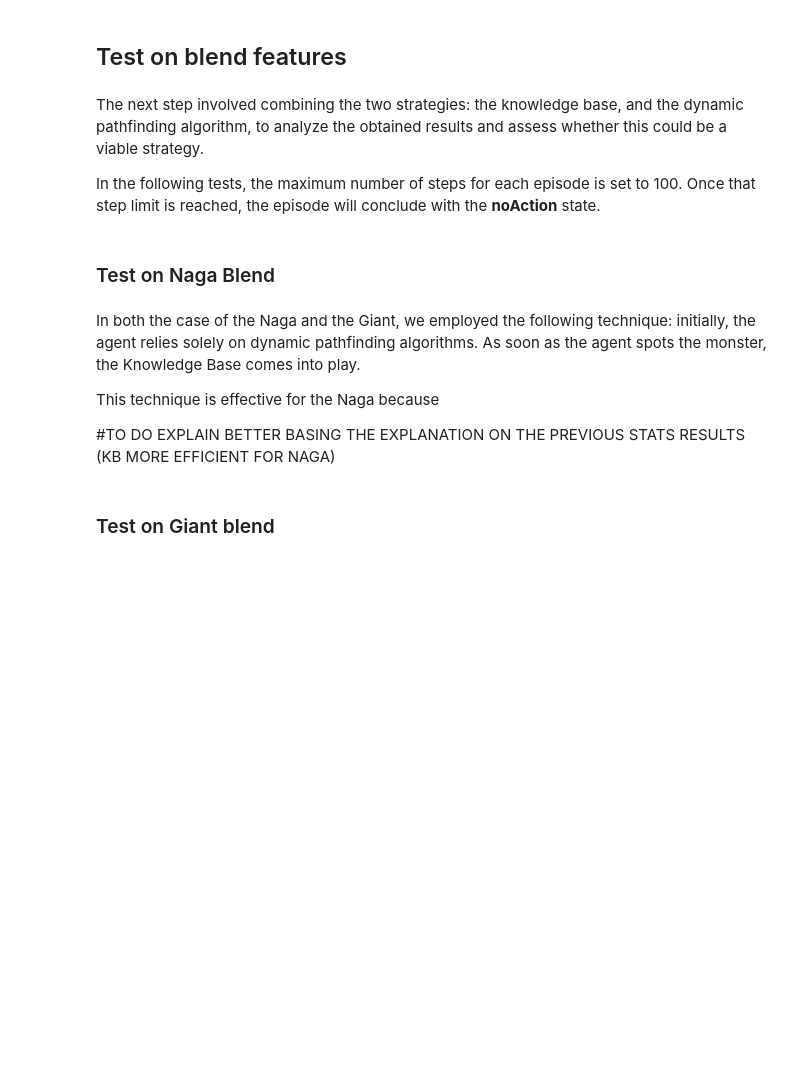
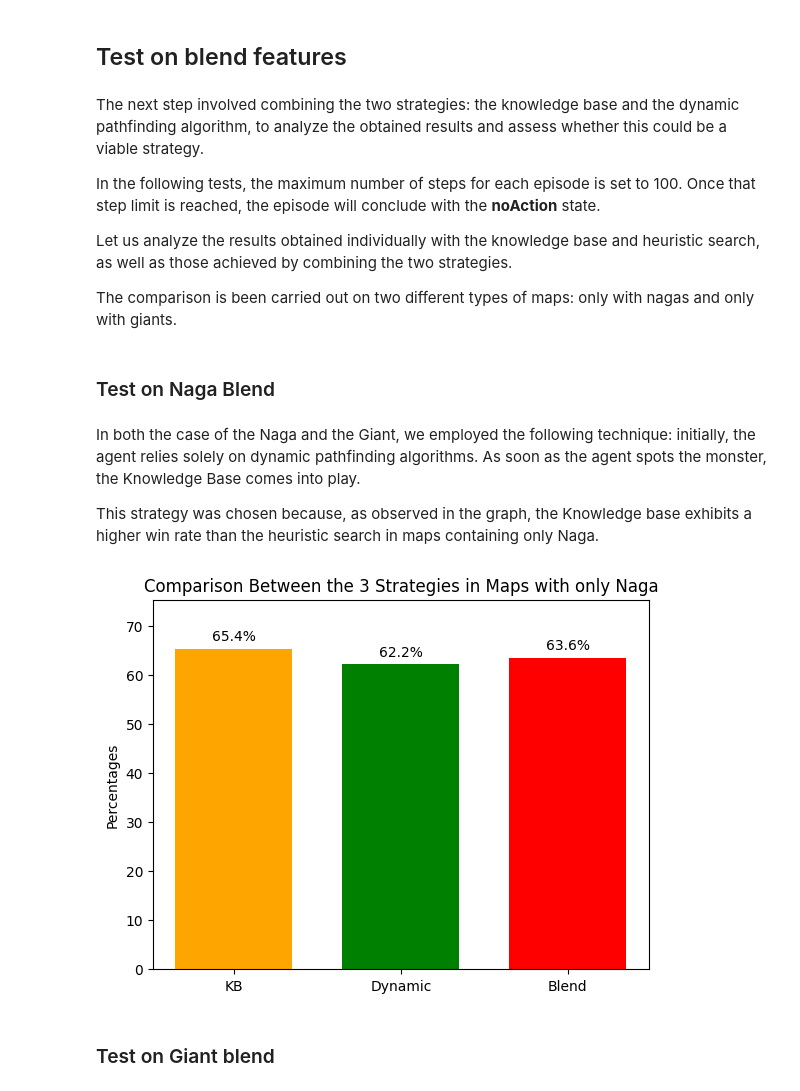
Before and after one commit to Nsivaa/AIF, a Jupyter notebook: notebook.ipynb, the cells around one changed output. Drawn from its saved outputs; the diff is of its cells as text; code cells hidden in the pictures; blank space fills up the shorter version.

```diff
--- a/notebook.ipynb
+++ b/notebook.ipynb
@@ -560,9 +607,14 @@ plot([astar, dynamic1, dynamic2], "1", 0.70, ["A*", "Dynamic 1", "Dynamic 2"], "
 # %% [markdown]
 ## Test on blend features
 # %% [markdown]
-The next step involved combining the two strategies: the knowledge base, and the dynamic pathfinding algorithm, to analyze the obtained results and assess whether this could be a viable strategy.
+The next step involved combining the two strategies: the knowledge base and the dynamic pathfinding algorithm, to analyze the obtained results and assess whether this could be a viable strategy.
 
 In the following tests, the maximum number of steps for each episode is set to 100. Once that step limit is reached, the episode will conclude with the **noAction** state.
+
+
+Let us analyze the results obtained individually with the knowledge base and heuristic search, as well as those achieved by combining the two strategies.
+
+The comparison is been carried out on two different types of maps: only with nagas and only with giants.
 # %%
 def solve_and_plt(env: gym.Env, heuristic: callable, precision: str, plt_width: Tuple[int, int], plt_height: Tuple[int, int], dynamic: bool = False, suppress = False):
     state = env.reset()
@@ -584,22 +636,25 @@ def solve_and_plt(env: gym.Env, heuristic: callable, precision: str, plt_width:
 # %% [markdown]
 In both the case of the Naga and the Giant, we employed the following technique: initially, the agent relies solely on dynamic pathfinding algorithms. As soon as the agent spots the monster, the Knowledge Base comes into play.
 
-This technique is effective for the Naga because
-
-#TO DO EXPLAIN BETTER BASING THE EXPLANATION ON THE PREVIOUS STATS RESULTS (KB MORE EFFICIENT FOR NAGA)
+This strategy was chosen because, as observed in the graph, the Knowledge base exhibits a higher win rate than the heuristic search in maps containing only Naga.
 # %%
 #NAGA
-win, loss,noAction, monsters_win, monsters_loss = evaluate_performance("MiniHack-Navigation-Custom-v0", dpt_test, des_file="dat/fully_observable_N.des", evaluation_steps=500, graphics=False)
+winNAGA2, loss,noAction, monsters_win, monsters_loss = evaluate_performance("MiniHack-Navigation-Custom-v0", dpt_test, des_file="dat/fully_observable_N.des", evaluation_steps=500, graphics=False)
 
 data = [win, loss]
 x_label = ["Wins", "Losses"]
 if noAction:
     data.append(noAction)
     x_label.append("No Action")
 
-plot(data, "1", 1, x_label, "Number of matches", "Wins and Losses for Naga")
+plot([wins2Naga, winNAGA, winNAGA2], "1", 0.7, ["KB", "Dynamic", "Blend"], "Percentages", "Comparison Between the 3 Strategies in Maps with only Naga", percentage = 500)
 
-plot(monsters_win, "2", 0.45, labels, "Number of matches", "Wins and Losses for Naga", monsters_loss, "Monster type")
+
+#TOGLIERE plot(data, "1", 1, x_label, "Number of matches", "Wins and Losses for Naga")
+
+#TOGLIERE plot(monsters_win, "2", 0.45, labels, "Number of matches", "Wins and Losses for Naga", monsters_loss, "Monster type")
+# %% [output]
+[figure, added]
 # %% [markdown]
 ### Test on Giant blend
 # %% [markdown]
```
Also changed, not shown: parts of 36 cells of this notebook, 1 other file.
